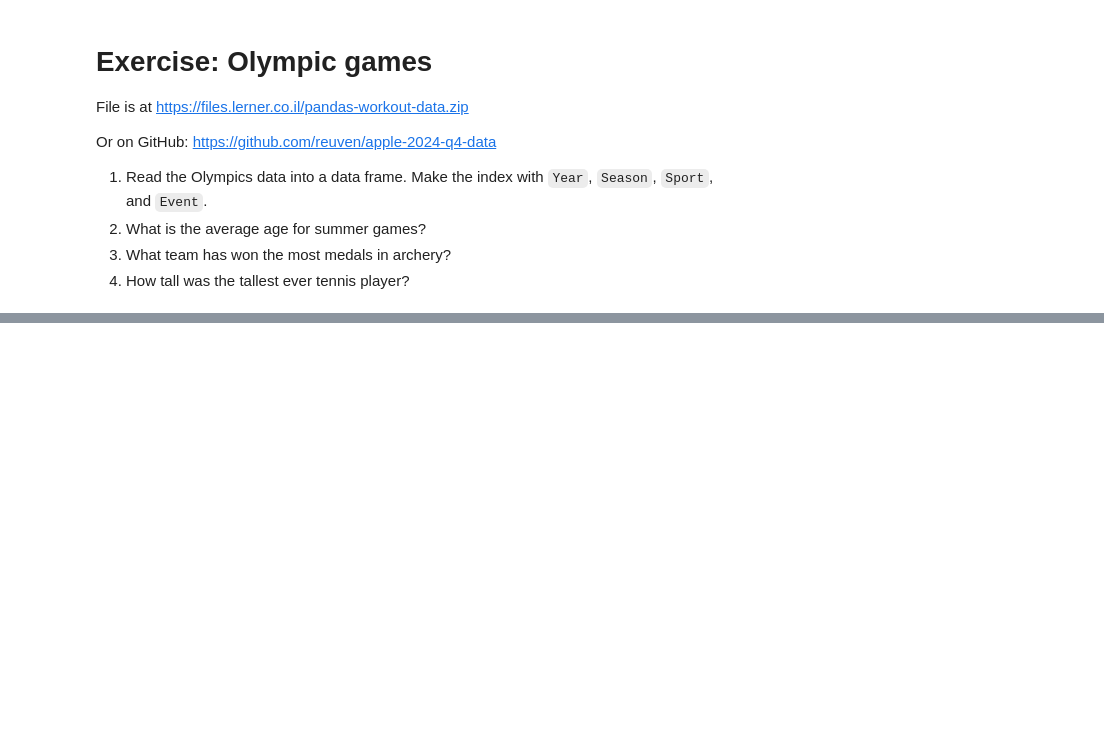
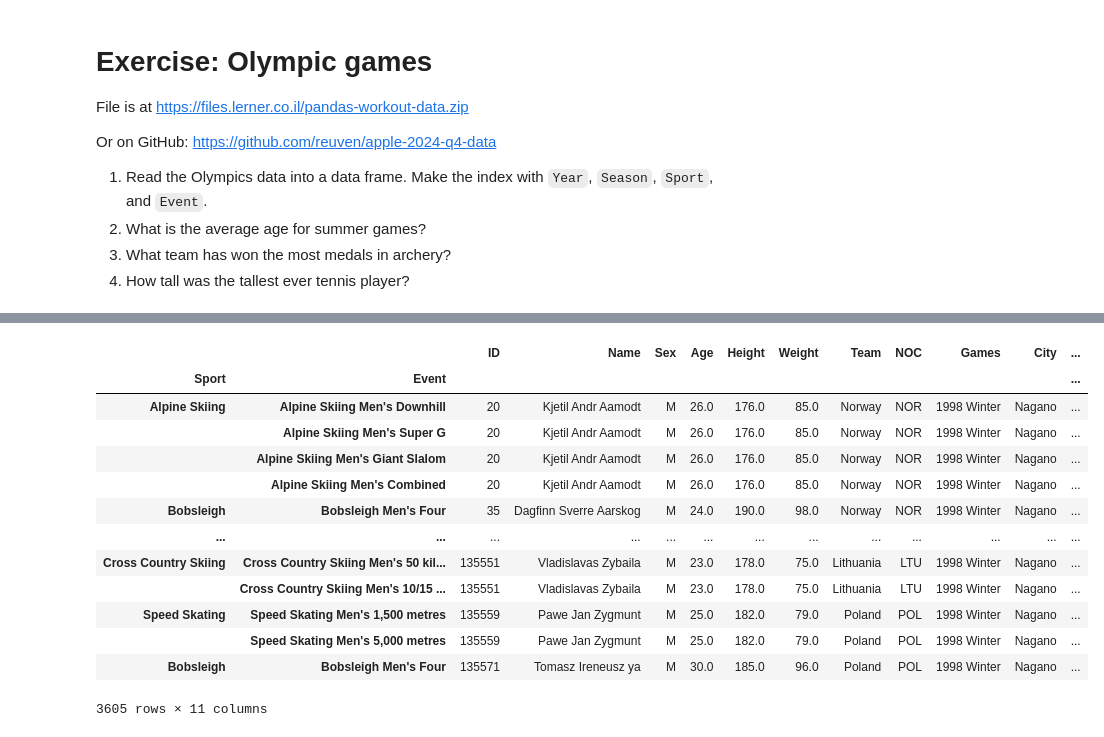
Before and after one commit to reuven/apple-2024-q4-data, a Jupyter notebook: Apple - 2024-10October-01.ipynb, the cells around one changed output, grey strips where cells are left out. Drawn from its saved outputs; the diff is of its cells as text; code cells hidden in the pictures; blank space fills up the shorter version.

```diff
--- a/Apple - 2024-10October-01.ipynb
+++ b/Apple - 2024-10October-01.ipynb
@@ -388,0 +427,17 @@ Or on GitHub: https://github.com/reuven/apple-2024-q4-data
+# %%
+df.loc[(1998, 'Winter')]
+# %% [output]
+|  |  | ID | Name | Sex | Age | Height | Weight | Team | NOC | Games | City | ... |
+| Sport | Event |  |  |  |  |  |  |  |  |  |  | ... |
+| Alpine Skiing | Alpine Skiing Men's Downhill | 20 | Kjetil Andr Aamodt | M | 26.0 | 176.0 | 85.0 | Norway | NOR | 1998 Winter | Nagano | ... |
+|  | Alpine Skiing Men's Super G | 20 | Kjetil Andr Aamodt | M | 26.0 | 176.0 | 85.0 | Norway | NOR | 1998 Winter | Nagano | ... |
+|  | Alpine Skiing Men's Giant Slalom | 20 | Kjetil Andr Aamodt | M | 26.0 | 176.0 | 85.0 | Norway | NOR | 1998 Winter | Nagano | ... |
+|  | Alpine Skiing Men's Combined | 20 | Kjetil Andr Aamodt | M | 26.0 | 176.0 | 85.0 | Norway | NOR | 1998 Winter | Nagano | ... |
+| Bobsleigh | Bobsleigh Men's Four | 35 | Dagfinn Sverre Aarskog | M | 24.0 | 190.0 | 98.0 | Norway | NOR | 1998 Winter | Nagano | ... |
+| ... | ... | ... | ... | ... | ... | ... | ... | ... | ... | ... | ... | ... |
+| Cross Country Skiing | Cross Country Skiing Men's 50 kil... | 135551 | Vladislavas Zybaila | M | 23.0 | 178.0 | 75.0 | Lithuania | LTU | 1998 Winter | Nagano | ... |
+|  | Cross Country Skiing Men's 10/15 ... | 135551 | Vladislavas Zybaila | M | 23.0 | 178.0 | 75.0 | Lithuania | LTU | 1998 Winter | Nagano | ... |
+| Speed Skating | Speed Skating Men's 1,500 metres | 135559 | Pawe Jan Zygmunt | M | 25.0 | 182.0 | 79.0 | Poland | POL | 1998 Winter | Nagano | ... |
+|  | Speed Skating Men's 5,000 metres | 135559 | Pawe Jan Zygmunt | M | 25.0 | 182.0 | 79.0 | Poland | POL | 1998 Winter | Nagano | ... |
+| Bobsleigh | Bobsleigh Men's Four | 135571 | Tomasz Ireneusz ya | M | 30.0 | 185.0 | 96.0 | Poland | POL | 1998 Winter | Nagano | ... |
+3605 rows × 11 columns
```
Also changed, not shown: parts of 5 cells of this notebook.
